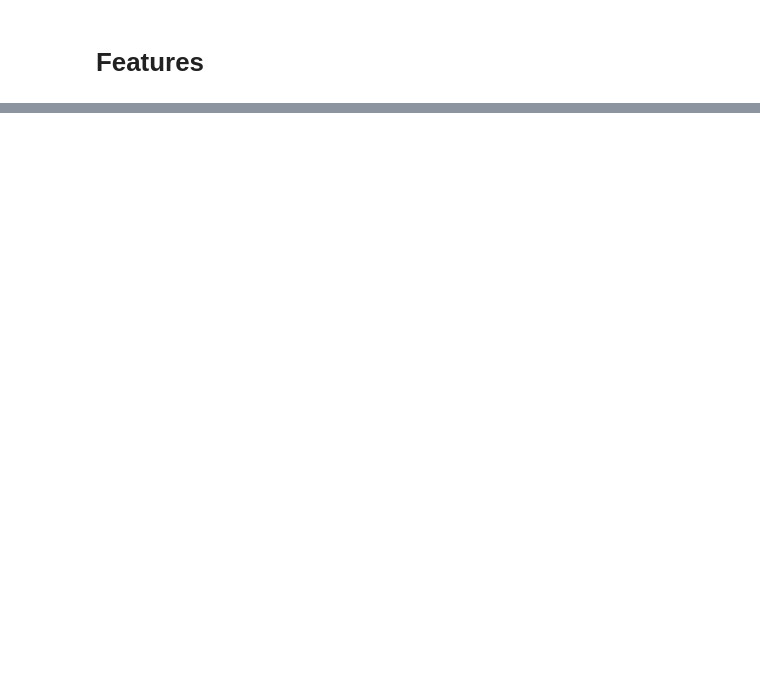
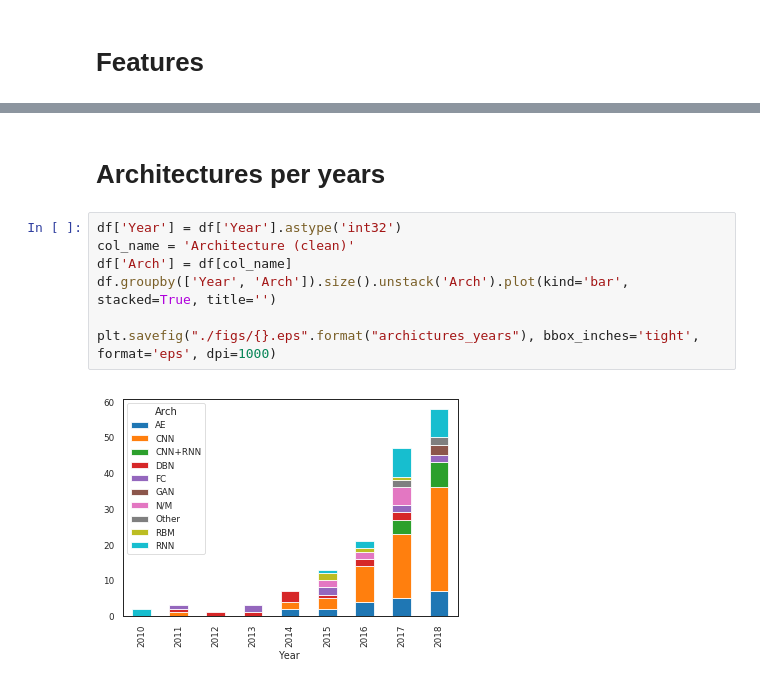
Before and after one commit to hubertjb/dl-eeg-review, a Jupyter notebook: sandbox.ipynb, the cells around one changed output, grey strips where cells are left out. Cells and saved outputs as stored; diff of their text form; blank space fills up the shorter version.

```diff
--- a/sandbox.ipynb
+++ b/sandbox.ipynb
@@ -402,0 +423,11 @@ plt.show()
+# %% [markdown]
+# Architectures per years
+# %%
+df['Year'] = df['Year'].astype('int32')
+col_name = 'Architecture (clean)'
+df['Arch'] = df[col_name]
+df.groupby(['Year', 'Arch']).size().unstack('Arch').plot(kind='bar', stacked=True, title='')
+
+plt.savefig("./figs/{}.eps".format("archictures_years"), bbox_inches='tight', format='eps', dpi=1000)
+# %% [output]
+[figure, added]
```
Also changed, not shown: parts of 19 cells of this notebook, 10 other files.
